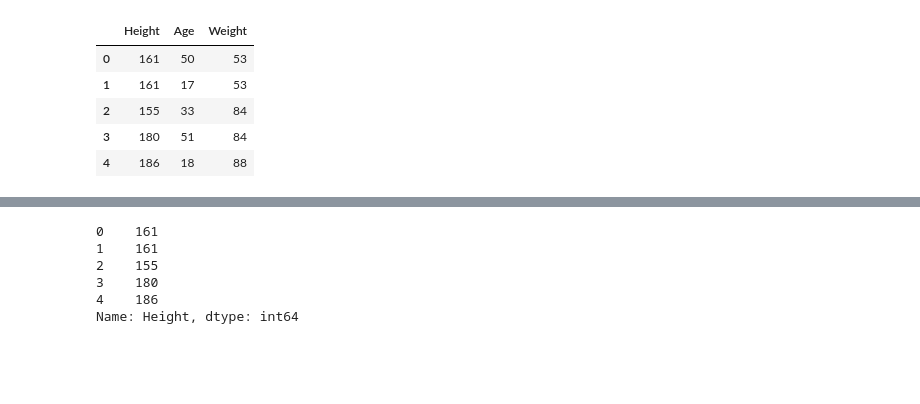
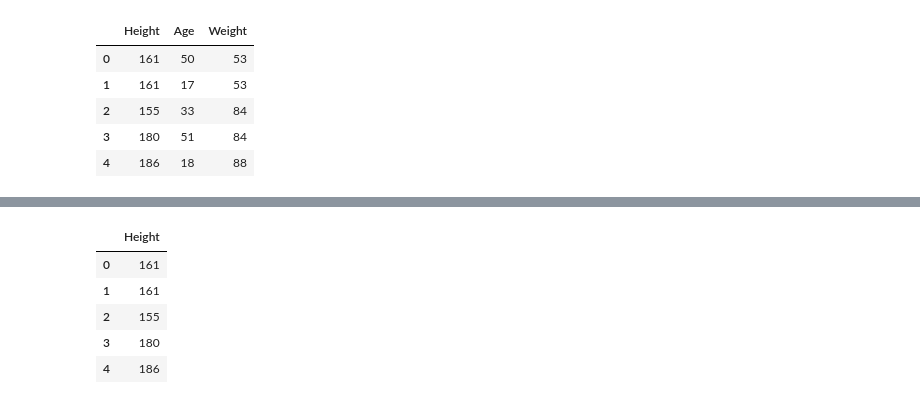
Before and after one commit to memphis-iis/datawhys-content-notebooks-python, a Jupyter notebook: Data-science-and-the-nature-of-data.ipynb, the cells around one changed output, grey strips where cells are left out. Drawn from its saved outputs; the diff is of its cells as text; code cells hidden in the pictures; blank space fills up the shorter version.

```diff
--- a/Data-science-and-the-nature-of-data.ipynb
+++ b/Data-science-and-the-nature-of-data.ipynb
@@ -505,11 +560,11 @@ In other words:
 # %%
-dataframe['Height']
+dataframe[['Height']]
 
-#<xml xmlns="https://developers.google.com/blockly/xml"><variables><variable id="t[n^Fcp7,s93E17ZZ9J6">dataframe</variable></variables><block type="indexer" id="ZdwM_nb6yN19P)R7!QRn" x="8" y="300"><field name="VAR" id="t[n^Fcp7,s93E17ZZ9J6">dataframe</field><value name="INDEX"><block type="text" id="#HR[cin?z#YSEvCnxdqv"><field name="TEXT">Height</field></block></value></block></xml>
+#<xml xmlns="https://developers.google.com/blockly/xml"><variables><variable id="t[n^Fcp7,s93E17ZZ9J6">dataframe</variable></variables><block type="indexer" id="ZdwM_nb6yN19P)R7!QRn" x="8" y="300"><field name="VAR" id="t[n^Fcp7,s93E17ZZ9J6">dataframe</field><value name="INDEX"><block type="lists_create_with" id="(ZoPs6H[04~zI%%oztG{"><mutation items="1"></mutation><value name="ADD0"><block type="text" id="#HR[cin?z#YSEvCnxdqv"><field name="TEXT">Height</field></block></value></block></value></block></xml>
 # %% [output]
-0    161
-1    161
-2    155
-3    180
-4    186
-Name: Height, dtype: int64
+|  | Height |
+| 0 | 161 |
+| 1 | 161 |
+| 2 | 155 |
+| 3 | 180 |
+| 4 | 186 |
```
Also changed, not shown: parts of 20 cells of this notebook.
